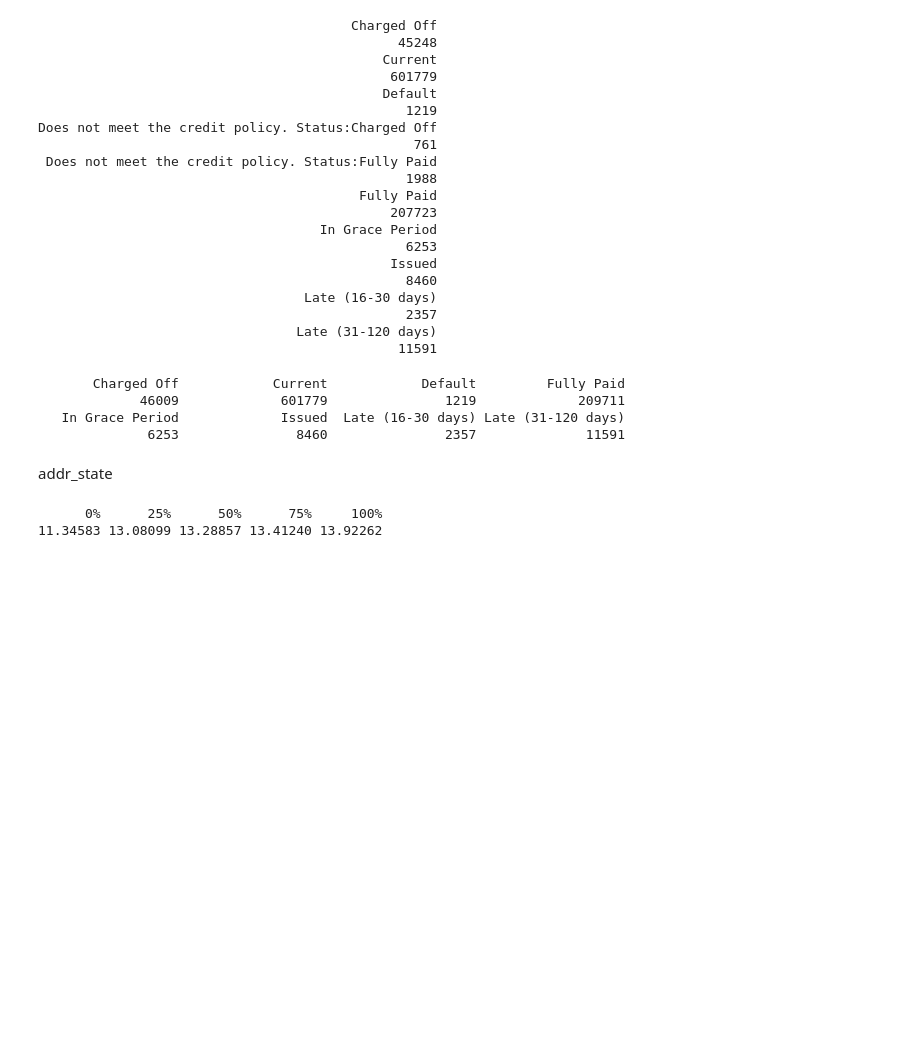
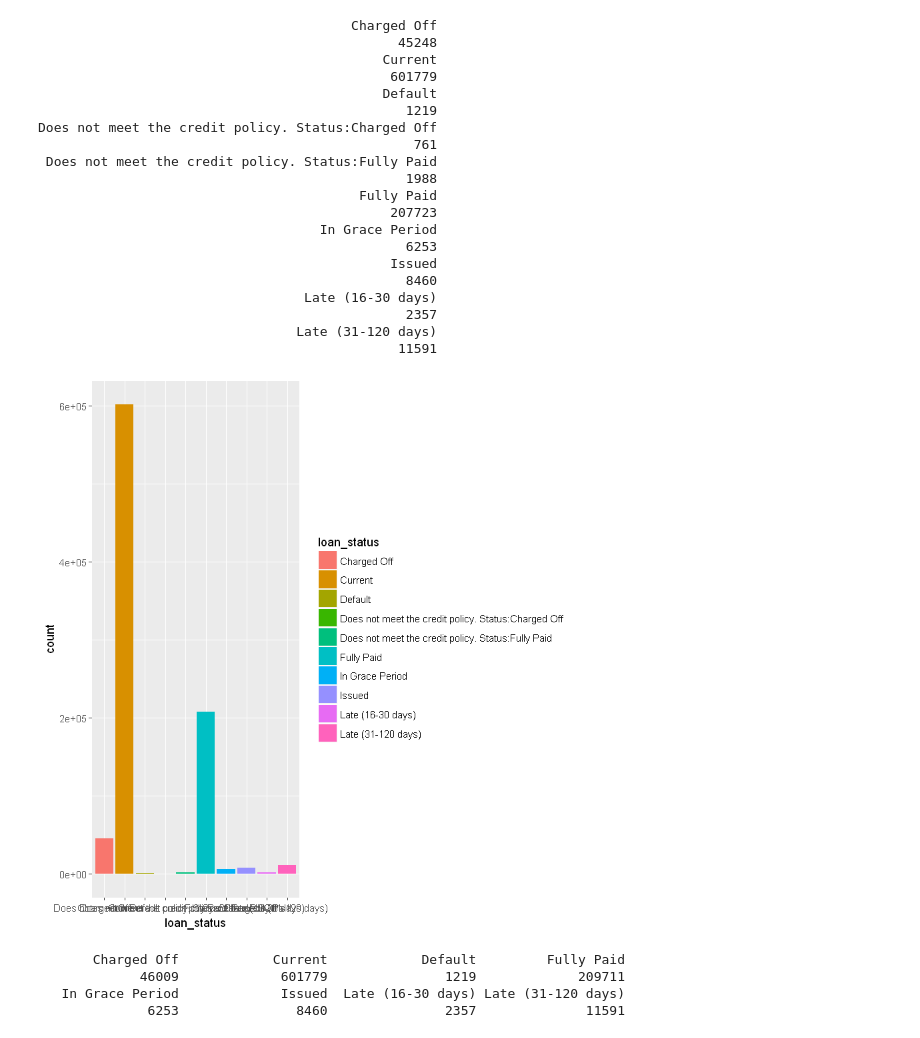
Before and after one commit to betterkay/Kaggle-Lending-Club, a Jupyter notebook: Default_rate.ipynb, the cells around one changed output. Drawn from its saved outputs; the diff is of its cells as text; code cells hidden in the pictures; blank space fills up the shorter version.

```diff
--- a/Default_rate.ipynb
+++ b/Default_rate.ipynb
@@ -87,6 +84,10 @@ Does not meet the credit policy. Status:Charged Off
                                                2357
                                  Late (31-120 days)
                                               11591
+# %%
+ggplot(data = loan) + geom_bar(mapping = aes(x = loan_status, fill = loan_status))
+# %% [output]
+[figure, added]
 # %%
 # remove certain string from loan_status
 loan$loan_status <- gsub('Does not meet the credit policy. Status:','', loan$loan_status)
@@ -97,5 +98,3 @@ table(loan$loan_status)
              46009             601779               1219             209711
    In Grace Period             Issued  Late (16-30 days) Late (31-120 days)
               6253               8460               2357              11591
-# %% [markdown]
-addr_state
@@ -104,5 +100,0 @@ int_state <- by(loan, loan$addr_state, function(x) {return(mean(x$int_rate))})
-# %%
-quantile(int_state)
-# %% [output]
-      0%      25%      50%      75%     100%
-11.34583 13.08099 13.28857 13.41240 13.92262
```
Also changed, not shown: parts of 278 cells of this notebook.
